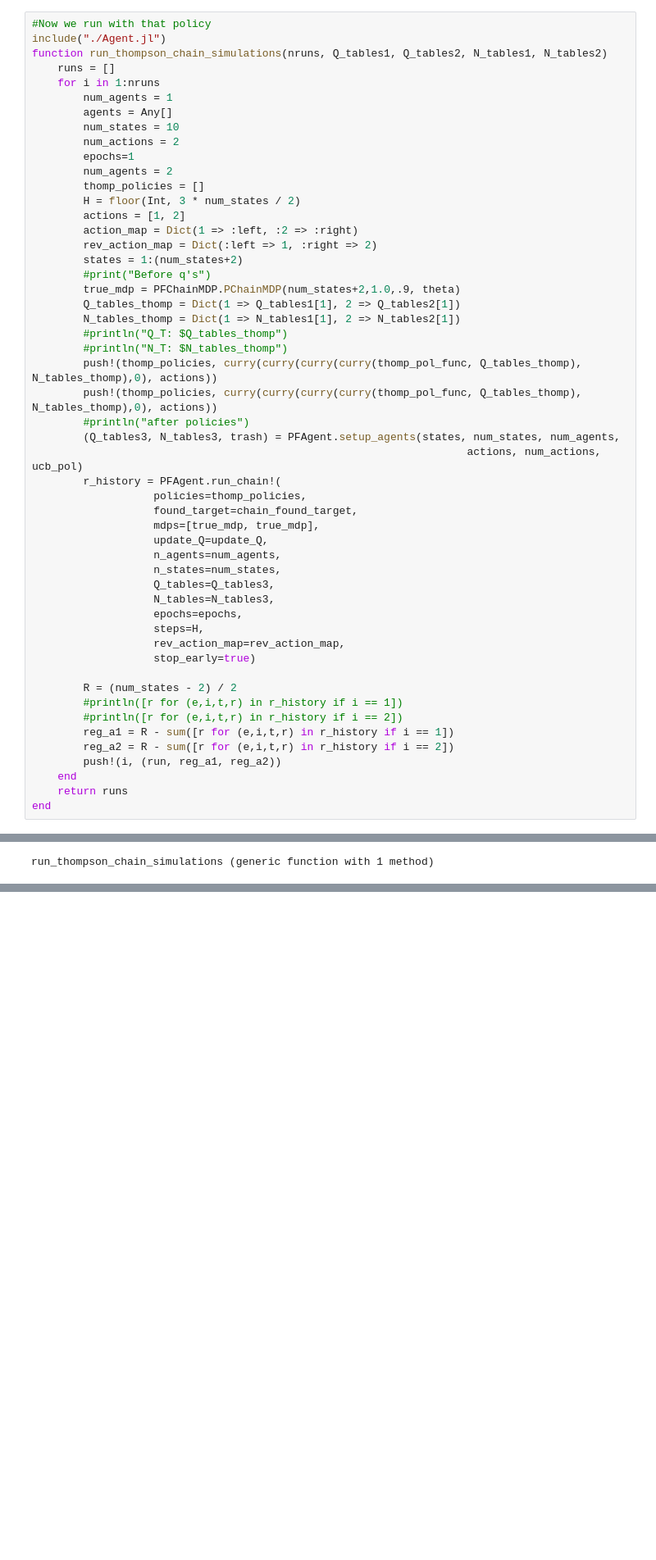
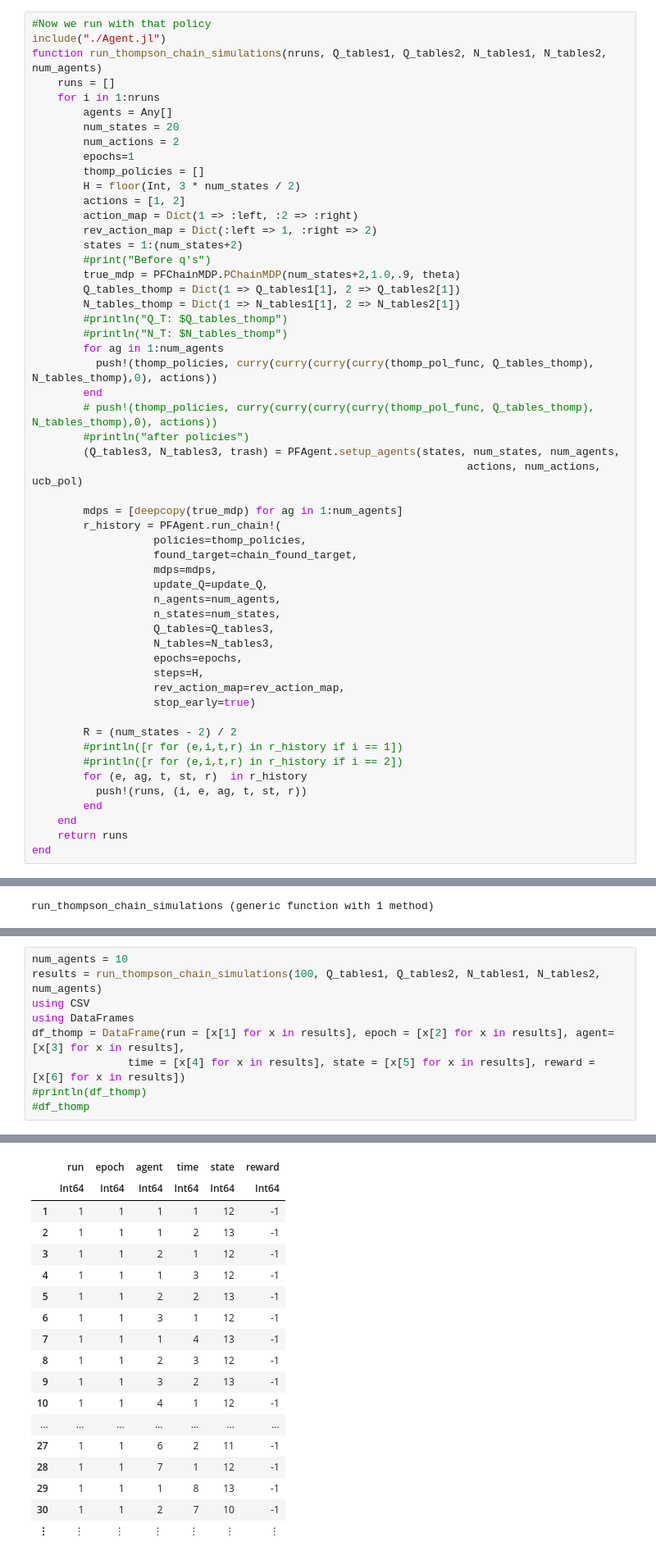
Before and after one commit to efancher/cs234_work_final_project, a Jupyter notebook: Final Project CS238.ipynb, the cells around one changed output, grey strips where cells are left out. Shown at 82% size. Drawn from its saved outputs; the diff is of its cells as text; blank space fills up the shorter version.

```diff
--- a/Final Project CS238.ipynb
+++ b/Final Project CS238.ipynb
@@ -607,15 +778,13 @@ thomp_pol_func (generic function with 1 method)
 # %%
 #Now we run with that policy
 include("./Agent.jl")
-function run_thompson_chain_simulations(nruns, Q_tables1, Q_tables2, N_tables1, N_tables2)
+function run_thompson_chain_simulations(nruns, Q_tables1, Q_tables2, N_tables1, N_tables2, num_agents)
     runs = []
     for i in 1:nruns
-        num_agents = 1
         agents = Any[]
-        num_states = 10
+        num_states = 20
         num_actions = 2
         epochs=1
-        num_agents = 2
         thomp_policies = []
         H = floor(Int, 3 * num_states / 2)
         actions = [1, 2]
@@ -628,15 +797,19 @@ function run_thompson_chain_simulations(nruns, Q_tables1, Q_tables2, N_tables1,
         N_tables_thomp = Dict(1 => N_tables1[1], 2 => N_tables2[1])
         #println("Q_T: $Q_tables_thomp")
         #println("N_T: $N_tables_thomp")
-        push!(thomp_policies, curry(curry(curry(curry(thomp_pol_func, Q_tables_thomp), N_tables_thomp),0), actions))
-        push!(thomp_policies, curry(curry(curry(curry(thomp_pol_func, Q_tables_thomp), N_tables_thomp),0), actions))
+        for ag in 1:num_agents
+          push!(thomp_policies, curry(curry(curry(curry(thomp_pol_func, Q_tables_thomp), N_tables_thomp),0), actions))
+        end
+        # push!(thomp_policies, curry(curry(curry(curry(thomp_pol_func, Q_tables_thomp), N_tables_thomp),0), actions))
         #println("after policies")
         (Q_tables3, N_tables3, trash) = PFAgent.setup_agents(states, num_states, num_agents,
                                                                     actions, num_actions, ucb_pol)
+
+        mdps = [deepcopy(true_mdp) for ag in 1:num_agents]
         r_history = PFAgent.run_chain!(
                    policies=thomp_policies,
                    found_target=chain_found_target,
-                   mdps=[true_mdp, true_mdp],
+                   mdps=mdps,
                    update_Q=update_Q,
                    n_agents=num_agents,
                    n_states=num_states,
@@ -650,9 +823,9 @@ function run_thompson_chain_simulations(nruns, Q_tables1, Q_tables2, N_tables1,
         R = (num_states - 2) / 2
         #println([r for (e,i,t,r) in r_history if i == 1])
         #println([r for (e,i,t,r) in r_history if i == 2])
-        reg_a1 = R - sum([r for (e,i,t,r) in r_history if i == 1])
-        reg_a2 = R - sum([r for (e,i,t,r) in r_history if i == 2])
-        push!(i, (run, reg_a1, reg_a2))
+        for (e, ag, t, st, r)  in r_history
+          push!(runs, (i, e, ag, t, st, r))
+        end
     end
     return runs
 end
@@ -681,0 +835,10 @@ Any[(run, 19.0, 19.0)]
+# %%
+num_agents = 10
+results = run_thompson_chain_simulations(100, Q_tables1, Q_tables2, N_tables1, N_tables2, num_agents)
+using CSV
+using DataFrames
+df_thomp = DataFrame(run = [x[1] for x in results], epoch = [x[2] for x in results], agent=[x[3] for x in results],
+               time = [x[4] for x in results], state = [x[5] for x in results], reward = [x[6] for x in results])
+#println(df_thomp)
+#df_thomp
+# %% [output]
@@ -681,0 +881,18 @@ Any[(run, 19.0, 19.0)]
+|  | run | epoch | agent | time | state | reward |
+|  | Int64 | Int64 | Int64 | Int64 | Int64 | Int64 |
+| 1 | 1 | 1 | 1 | 1 | 12 | -1 |
+| 2 | 1 | 1 | 1 | 2 | 13 | -1 |
+| 3 | 1 | 1 | 2 | 1 | 12 | -1 |
+| 4 | 1 | 1 | 1 | 3 | 12 | -1 |
+| 5 | 1 | 1 | 2 | 2 | 13 | -1 |
+| 6 | 1 | 1 | 3 | 1 | 12 | -1 |
+| 7 | 1 | 1 | 1 | 4 | 13 | -1 |
+| 8 | 1 | 1 | 2 | 3 | 12 | -1 |
+| 9 | 1 | 1 | 3 | 2 | 13 | -1 |
+| 10 | 1 | 1 | 4 | 1 | 12 | -1 |
+| ... | ... | ... | ... | ... | ... | ... |
+| 27 | 1 | 1 | 6 | 2 | 11 | -1 |
+| 28 | 1 | 1 | 7 | 1 | 12 | -1 |
+| 29 | 1 | 1 | 1 | 8 | 13 | -1 |
+| 30 | 1 | 1 | 2 | 7 | 10 | -1 |
+| ⋮ | ⋮ | ⋮ | ⋮ | ⋮ | ⋮ | ⋮ |
```
Also changed, not shown: parts of 20 cells of this notebook, 1 other file.
